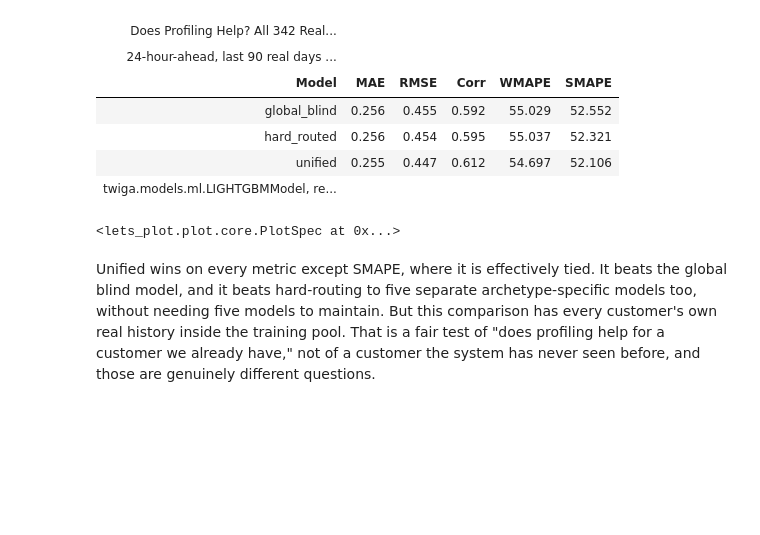
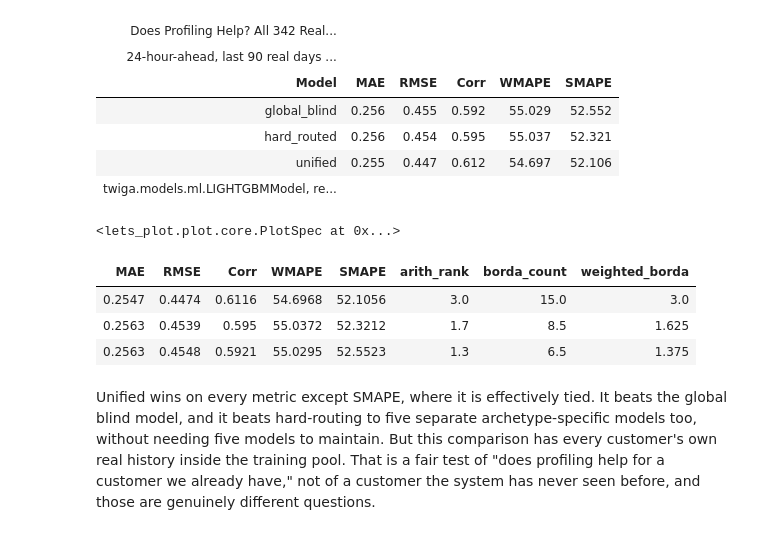
Before and after one commit to sambaiga/ml-energy-disaggregation, a Jupyter notebook: book/05-forecasting/02-scaling-archetypes-code.ipynb, the cells around one changed output. Saved outputs shown, nothing was run; the diff lists cells and outputs as text; code cells hidden in the pictures; blank space fills up the shorter version.

```diff
--- a/book/05-forecasting/02-scaling-archetypes-code.ipynb
+++ b/book/05-forecasting/02-scaling-archetypes-code.ipynb
@@ -263,6 +263,16 @@ metrics_a_plot = res_a.melt(id_vars="Model", value_vars=["MAE", "Corr"], var_nam
 )
 # %% [output]
 <lets_plot.plot.core.PlotSpec at 0x...>
+# %%
+from ark.evaluate.ranking import rank_models
+
+ranked_a = rank_models(res_a.set_index("Model")[["MAE", "RMSE", "Corr", "WMAPE", "SMAPE"]])
+themed_gt(ranked_a.round(4))
+# %% [output]
+| MAE | RMSE | Corr | WMAPE | SMAPE | arith_rank | borda_count | weighted_borda |
+| 0.2547 | 0.4474 | 0.6116 | 54.6968 | 52.1056 | 3.0 | 15.0 | 3.0 |
+| 0.2563 | 0.4539 | 0.595 | 55.0372 | 52.3212 | 1.7 | 8.5 | 1.625 |
+| 0.2563 | 0.4548 | 0.5921 | 55.0295 | 52.5523 | 1.3 | 6.5 | 1.375 |
 # %% [markdown]
 Unified wins on every metric except SMAPE, where it is effectively tied.
 It beats the global blind model, and it beats hard-routing to five separate
```
Also changed, not shown: 8 other files.
